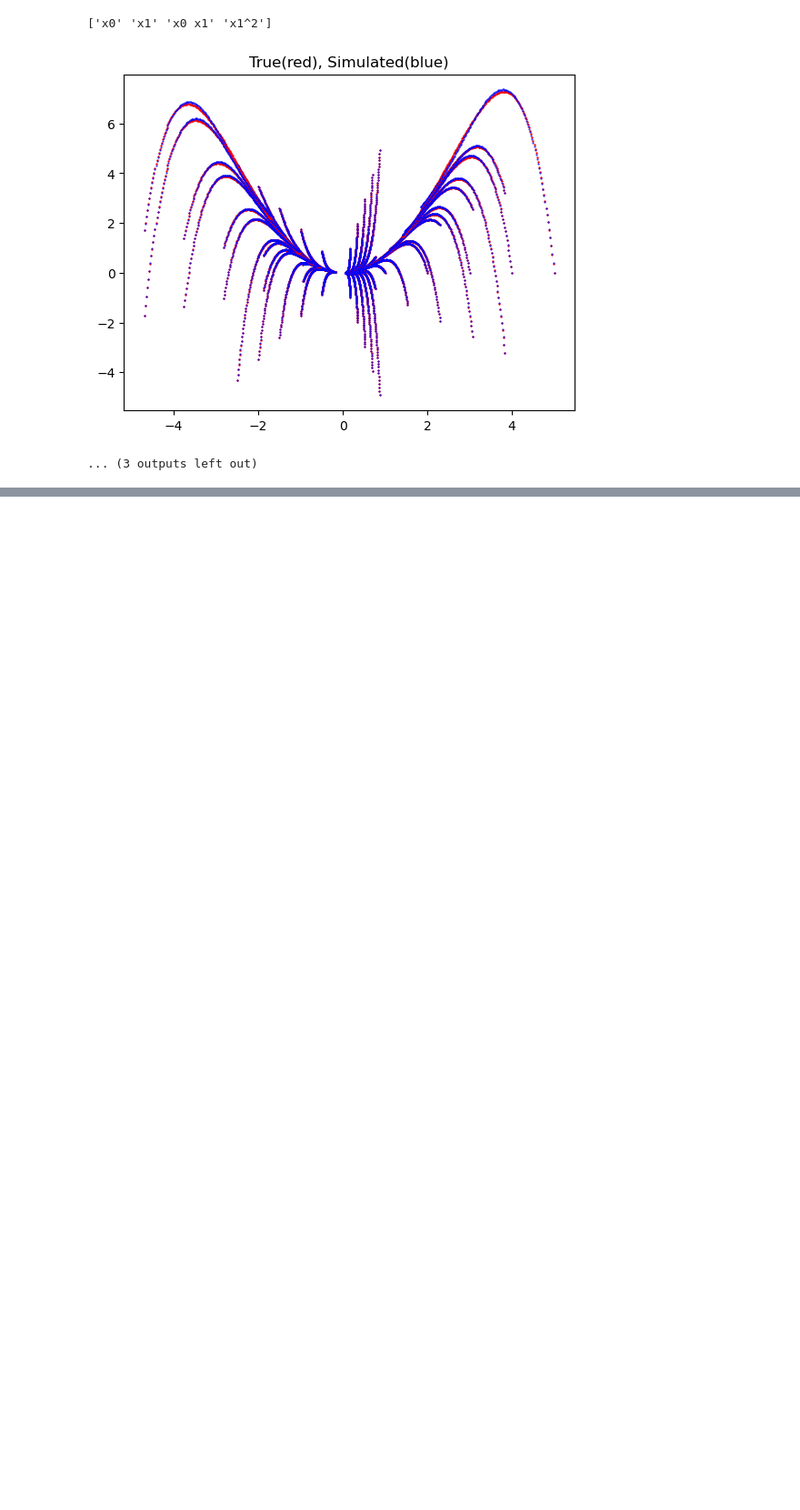
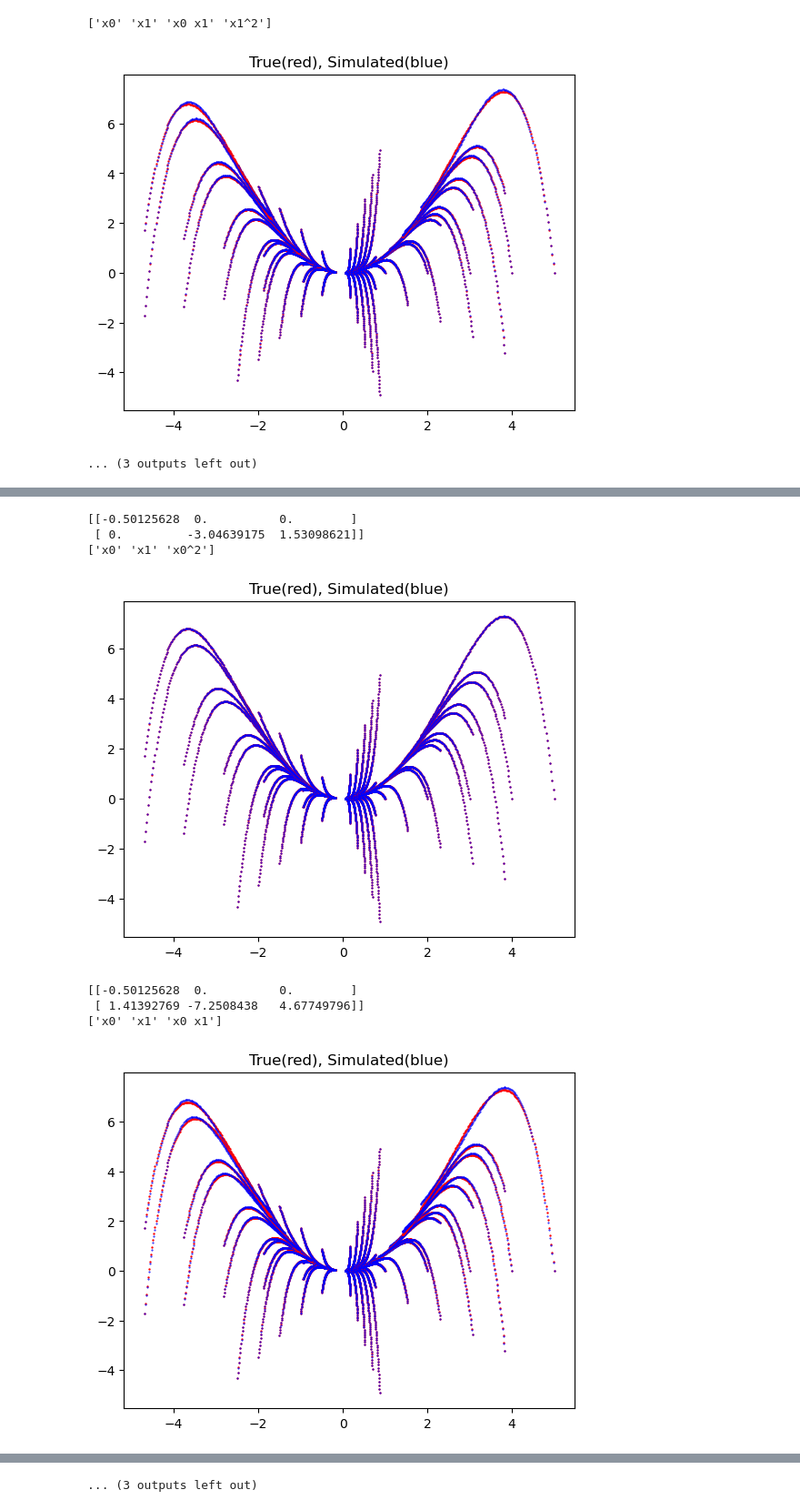
Before and after one commit to younghwan-cho-dev/KoopmanThoughts, a Jupyter notebook: pysindy_app2koopman0.ipynb, the cells around one changed output, grey strips where cells are left out. Shown: that part at 91% size. Saved outputs shown, nothing was run; the diff lists cells and outputs as text; code cells hidden in the pictures; blank space fills up the shorter version.

```diff
--- a/pysindy_app2koopman0.ipynb
+++ b/pysindy_app2koopman0.ipynb
@@ -289,0 +287,79 @@ print(f'Best RMSE: {best_avg_rms}')
+# %%
+best_rms = 10**8 # Very large RMSE
+best_avg_rms = 10**8 # Very large RMSE
+rmse_list = []
+
+poly = PolynomialFeatures(2, include_bias=False) # x0, x1, x0^2, x0x1, x1^2
+for L in range(1, 4):
+    for subset in itertools.combinations(range(2,5), L): # 3_C_L for [x0^2, x0x1, x1^2].
+        subset = [0,1] + list(subset) # Always include the state itself
+
+        for data in train_data: # For each initial condtion
+            time_d = []
+            for dim in range(0,data.shape[1]):
+                temp_time_d = centralDifference(data[:,dim],0.01)
+                time_d.append(temp_time_d)
+
+            data_truncated = data[1:-1,:]
+            data_diff = np.array(time_d).T
+            data_augmented = poly.fit_transform(data_truncated)
+
+            error_occur_checker = False
+            data_subset = data_augmented[:,subset]
+
+            coef = STLS_algo(X=data_subset, y=data_diff, treshold=0.001, n_iter = 500).T
+
+            # clf = linear_model.Lasso(alpha=0.0001,fit_intercept=False, max_iter=4000)
+            # clf.fit(X=data_subset, y=data_diff)
+
+            # initial_theta = np.full(shape=(len(subset),1),fill_value=1)
+            # coef_list = []
+            # for col in range(0,data_diff.shape[1]):
+            #     coef = coordinate_descent_lasso(initial_theta, data_subset, data_diff[:,col].reshape(-1,1), 0.0001, 4000, False)
+            #     coef_list.append(coef)
+
+            # coef = np.array(coef_list)
+
+            init_cond = data[0,:].reshape(1,2)
+            current_state = init_cond
+            sim = [current_state]
+            dynamics = func_generator(coef, poly, subset)
+
+            for iter in np.round(np.linspace(0,test1.timeHorizon,(test1.timeHorizon*100)),2):
+                next_state = integrator_RK4(dynamics, 0.01, iter, current_state)
+                sim.append(next_state)
+                current_state = next_state
+
+            plt.scatter(x=data[:,0],y=data[:,1],label='true',s=0.5,color='red')
+
+            # Keep the best model for each observable set but will be saved when we verify the average RMSE for all initial conditions.
+            sim = np.array(sim).reshape(1+(test1.timeHorizon*100),2)
+            plt.scatter(x=sim[:,0],y=sim[:,1],label='simul',s=0.2,color='blue')
+
+            rms = mean_squared_error(data, sim, squared=False)
+            rmse_list.append(rms)
+            if rms <= best_rms:
+                candidate_model = coef
+
+        print(coef)
+        print(poly.get_feature_names_out()[subset])
+        avg_rms = np.average(np.array(rmse_list))
+        if avg_rms <= best_avg_rms:
+            best_avg_rms = avg_rms
+            best_observables = subset
+            best_model = candidate_model
+        plt.title('True(red), Simulated(blue)')
+        plt.show()
+
+print(coef)
+print(poly.get_feature_names_out()[[best_observables]])
+print(f'Best RMSE: {best_avg_rms}')
+# %% [output]
+[[-0.50125628  0.          0.        ]
+ [ 0.         -3.04639175  1.53098621]]
+['x0' 'x1' 'x0^2']
+[figure, added]
+[[-0.50125628  0.          0.        ]
+ [ 1.41392769 -7.2508438   4.67749796]]
+['x0' 'x1' 'x0 x1']
+[figure, added]
@@ -289,0 +382 @@ print(f'Best RMSE: {best_avg_rms}')
+... (3 outputs left out)
```
Also changed, not shown: parts of 6 cells of this notebook, 3 other files.
